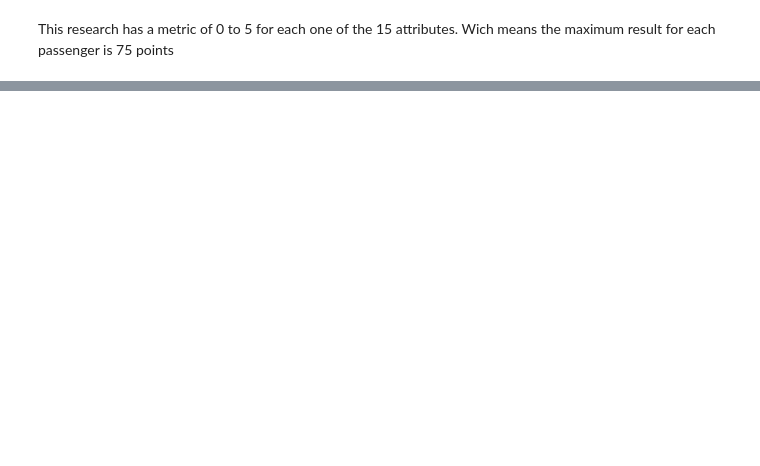
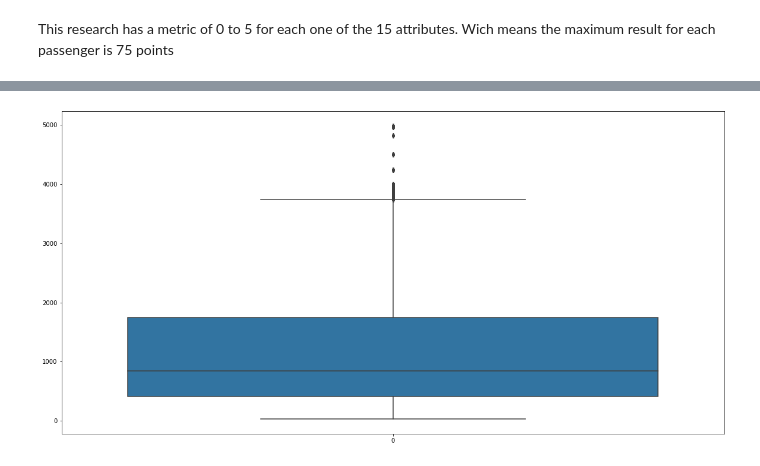
Before and after one commit to ViniciusHolanda001/AirlinePassengersSatisfaction, a Jupyter notebook: src/main.ipynb, the cells around one changed output, grey strips where cells are left out. Cells and saved outputs as stored; diff of their text form; code cells hidden in the pictures; blank space fills up the shorter version.

```diff
--- a/src/main.ipynb
+++ b/src/main.ipynb
@@ -326,2 +513,6 @@ plt.show()
 # %%
+plt.figure(figsize=(20, 10))
 sns.boxplot(data = df_concat['Flight Distance'])
+plt.show()
+# %% [output]
+[figure, added]
```
Also changed, not shown: parts of 33 cells of this notebook.
